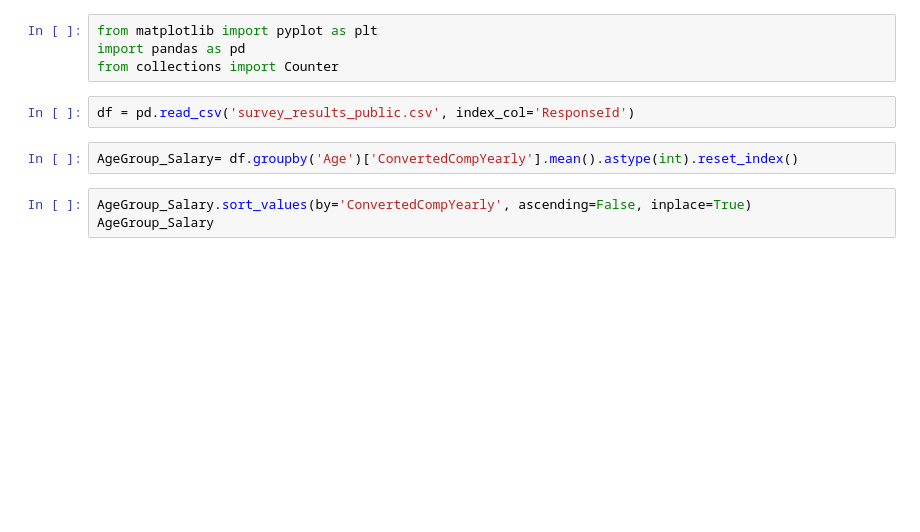
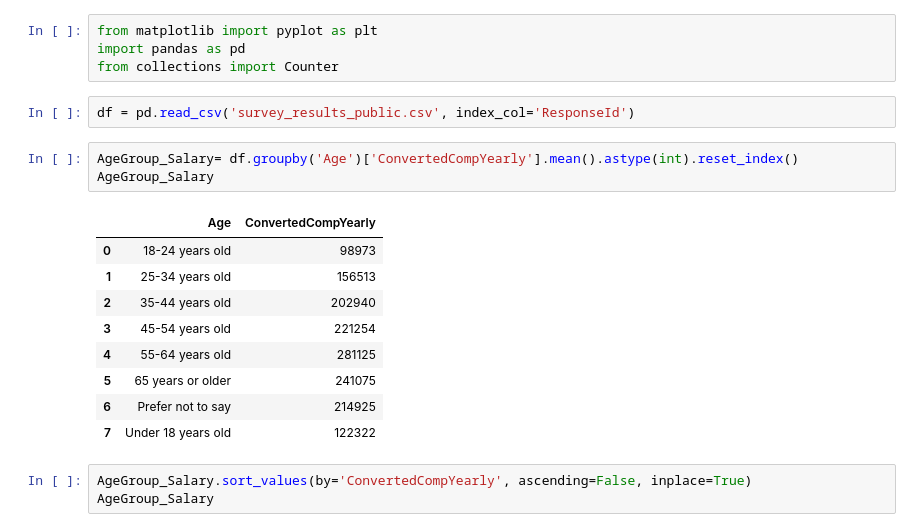
Before and after one commit to MohamoudAli12/PythonCodes, a Jupyter notebook: Data/plot.ipynb, the cells around one changed output. Drawn from its saved outputs; the diff is of its cells as text; blank space fills up the shorter version.

```diff
--- a/Data/plot.ipynb
+++ b/Data/plot.ipynb
@@ -8,6 +8,17 @@ from collections import Counter
 df = pd.read_csv('survey_results_public.csv', index_col='ResponseId')
 # %%
 AgeGroup_Salary= df.groupby('Age')['ConvertedCompYearly'].mean().astype(int).reset_index()
+AgeGroup_Salary
+# %% [output]
+|  | Age | ConvertedCompYearly |
+| 0 | 18-24 years old | 98973 |
+| 1 | 25-34 years old | 156513 |
+| 2 | 35-44 years old | 202940 |
+| 3 | 45-54 years old | 221254 |
+| 4 | 55-64 years old | 281125 |
+| 5 | 65 years or older | 241075 |
+| 6 | Prefer not to say | 214925 |
+| 7 | Under 18 years old | 122322 |
 # %%
 AgeGroup_Salary.sort_values(by='ConvertedCompYearly', ascending=False, inplace=True)
 AgeGroup_Salary
```
Also changed, not shown: parts of 4 cells of this notebook.
